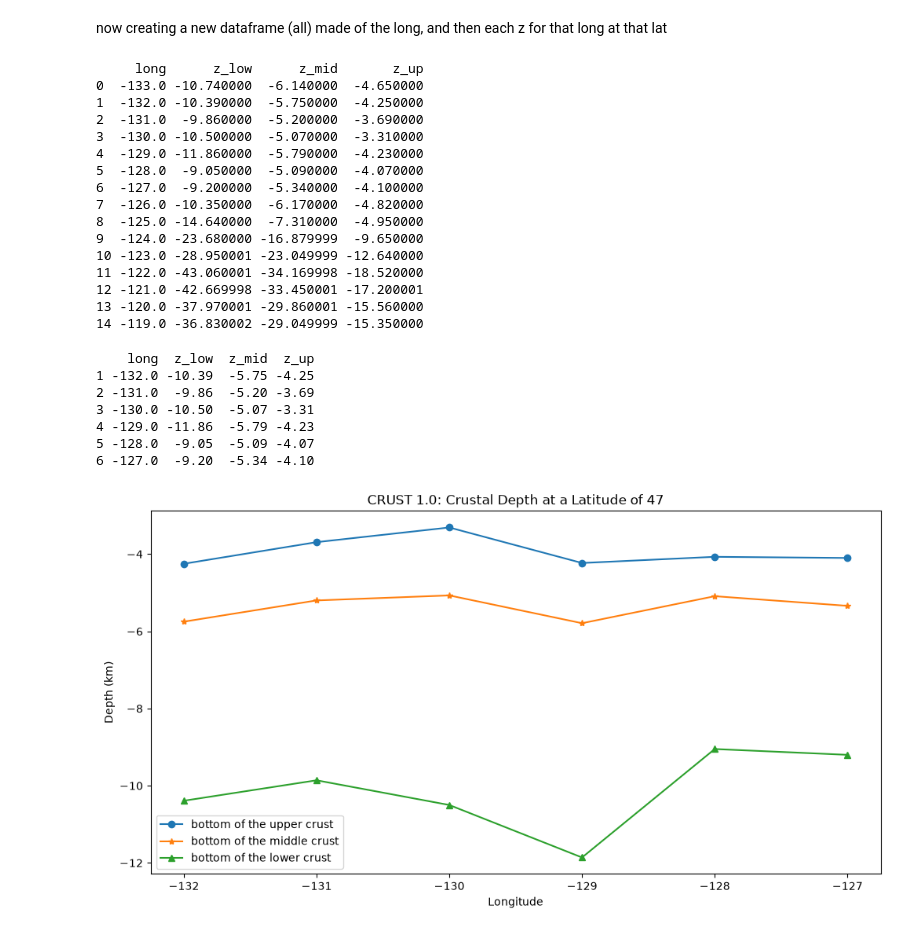
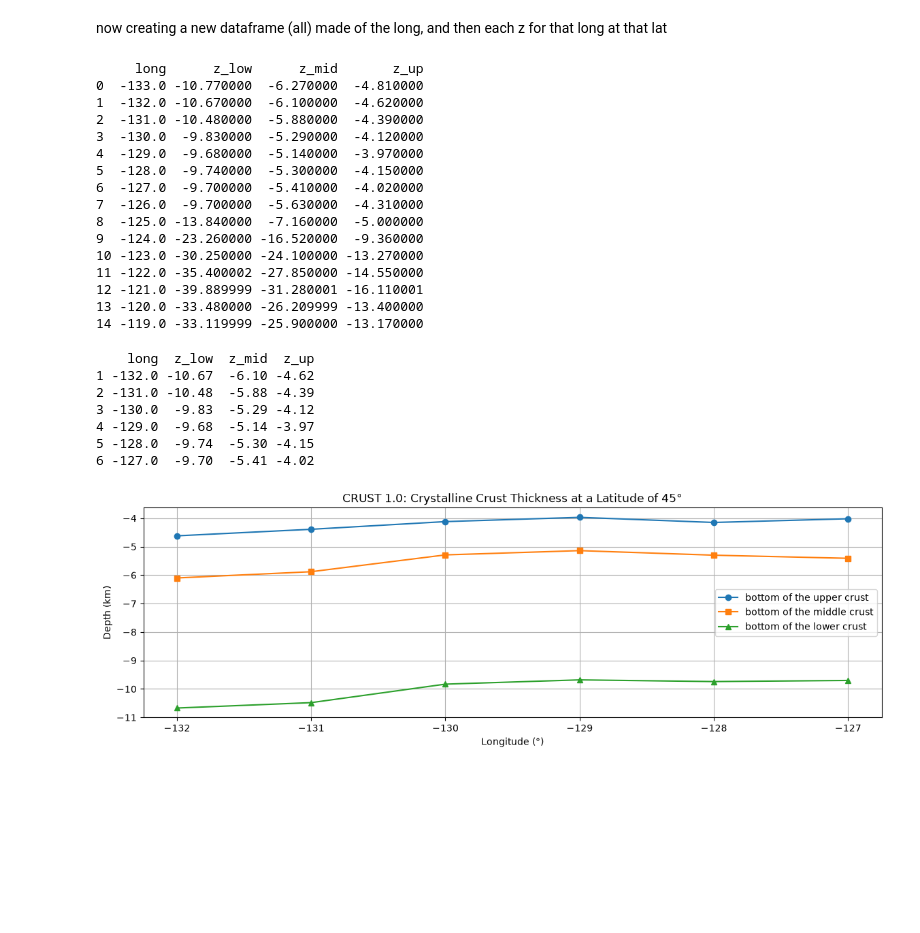
Before and after one commit to sydpas/grav_mag_model, a Jupyter notebook: src/thickness/crust_thickness.ipynb, the cells around one changed output. Cells and saved outputs as stored; diff of their text form; code cells hidden in the pictures; blank space fills up the shorter version.

```diff
--- a/src/thickness/crust_thickness.ipynb
+++ b/src/thickness/crust_thickness.ipynb
@@ -64,49 +64,51 @@ for lat in blc.keys():
         'z_mid':bmc[lat]['z'].values,
         'z_up':buc[lat]['z'].values})
 # %%
-lat = 47
+lat = 45
 # %%
 print(all[lat])
 # %% [output]
      long      z_low      z_mid       z_up
-0  -133.0 -10.740000  -6.140000  -4.650000
-1  -132.0 -10.390000  -5.750000  -4.250000
-2  -131.0  -9.860000  -5.200000  -3.690000
-3  -130.0 -10.500000  -5.070000  -3.310000
-4  -129.0 -11.860000  -5.790000  -4.230000
-5  -128.0  -9.050000  -5.090000  -4.070000
-6  -127.0  -9.200000  -5.340000  -4.100000
-7  -126.0 -10.350000  -6.170000  -4.820000
-8  -125.0 -14.640000  -7.310000  -4.950000
-9  -124.0 -23.680000 -16.879999  -9.650000
-10 -123.0 -28.950001 -23.049999 -12.640000
-11 -122.0 -43.060001 -34.169998 -18.520000
-12 -121.0 -42.669998 -33.450001 -17.200001
-13 -120.0 -37.970001 -29.860001 -15.560000
-14 -119.0 -36.830002 -29.049999 -15.350000
+0  -133.0 -10.770000  -6.270000  -4.810000
+1  -132.0 -10.670000  -6.100000  -4.620000
+2  -131.0 -10.480000  -5.880000  -4.390000
+3  -130.0  -9.830000  -5.290000  -4.120000
+4  -129.0  -9.680000  -5.140000  -3.970000
+5  -128.0  -9.740000  -5.300000  -4.150000
+6  -127.0  -9.700000  -5.410000  -4.020000
+7  -126.0  -9.700000  -5.630000  -4.310000
+8  -125.0 -13.840000  -7.160000  -5.000000
+9  -124.0 -23.260000 -16.520000  -9.360000
+10 -123.0 -30.250000 -24.100000 -13.270000
+11 -122.0 -35.400002 -27.850000 -14.550000
+12 -121.0 -39.889999 -31.280001 -16.110001
+13 -120.0 -33.480000 -26.209999 -13.400000
+14 -119.0 -33.119999 -25.900000 -13.170000
 # %%
 filt_all = all[lat][all[lat]['long'].between(-132, -127)]
 # %%
 print(filt_all)
 # %% [output]
     long  z_low  z_mid  z_up
-1 -132.0 -10.39  -5.75 -4.25
-2 -131.0  -9.86  -5.20 -3.69
-3 -130.0 -10.50  -5.07 -3.31
-4 -129.0 -11.86  -5.79 -4.23
-5 -128.0  -9.05  -5.09 -4.07
-6 -127.0  -9.20  -5.34 -4.10
+1 -132.0 -10.67  -6.10 -4.62
+2 -131.0 -10.48  -5.88 -4.39
+3 -130.0  -9.83  -5.29 -4.12
+4 -129.0  -9.68  -5.14 -3.97
+5 -128.0  -9.74  -5.30 -4.15
+6 -127.0  -9.70  -5.41 -4.02
 # %%
-fig, ax = plt.subplots(figsize=(12, 6))
+fig, ax = plt.subplots(figsize=(14, 4))
 
 ax.plot(filt_all['long'], filt_all['z_up'], 'o-', label='bottom of the upper crust')
-ax.plot(filt_all['long'], filt_all['z_mid'], '*-', label='bottom of the middle crust')
+ax.plot(filt_all['long'], filt_all['z_mid'], 's-', label='bottom of the middle crust')
 ax.plot(filt_all['long'], filt_all['z_low'], '^-', label='bottom of the lower crust')
 
-ax.set_xlabel('Longitude')
+ax.set_xlabel('Longitude (°)')
 ax.set_ylabel('Depth (km)')
-ax.set_title(f'CRUST 1.0: Crustal Depth at a Latitude of {lat}')
+ax.set_title(f'CRUST 1.0: Crystalline Crust Thickness at a Latitude of {lat}°')
+
+ax.grid()
 ax.legend()
 plt.show()
 # %% [output]
-[figure, old version]
+[figure, new version]
```
Also changed, not shown: 6 other files.
